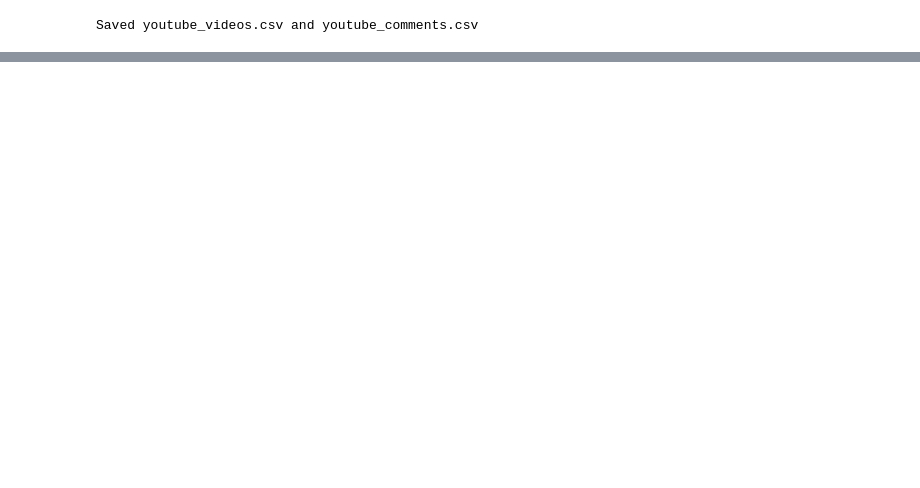
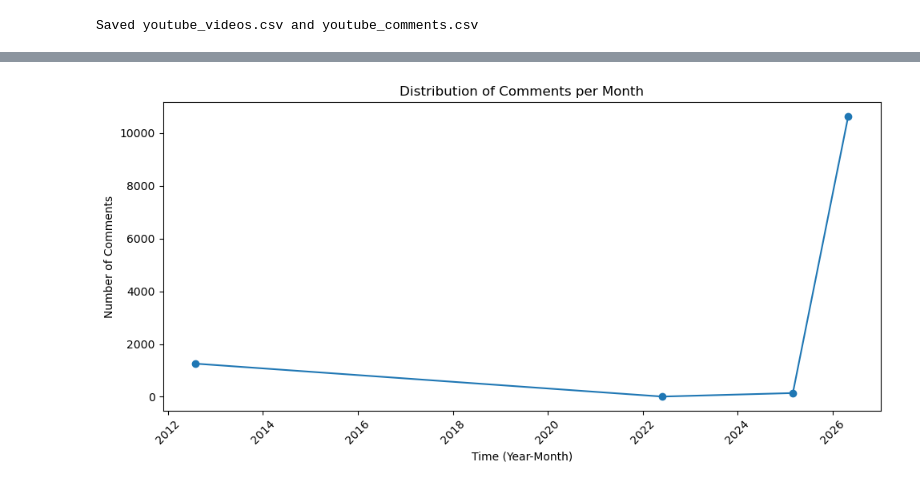
Before and after one commit to BenB51/UGGroup11_SocialMedia_A2, a Jupyter notebook: Youtube_Analysis.ipynb, the cells around one changed output, grey strips where cells are left out. Cells and saved outputs as stored; diff of their text form; code cells hidden in the pictures; blank space fills up the shorter version.

```diff
--- a/Youtube_Analysis.ipynb
+++ b/Youtube_Analysis.ipynb
@@ -392,0 +453,26 @@ Saved youtube_videos.csv and youtube_comments.csv
+# %%
+# convert published date to datetime
+videos_df["publishedAt"] = pd.to_datetime(videos_df["publishedAt"])
+
+# create year-month column
+videos_df["year_month"] = videos_df["publishedAt"].dt.to_period("M")
+
+# aggregate fetched comments by month
+comments_monthly = videos_df.groupby("year_month")["commentsFetched"].sum()
+
+# convert period index to timestamp for plotting
+comments_monthly.index = comments_monthly.index.to_timestamp()
+
+# plot monthly comment trend
+plt.figure(figsize=(10, 5))
+plt.plot(comments_monthly.index, comments_monthly.values, marker="o")
+
+plt.title("Distribution of Comments per Month")
+plt.xlabel("Time (Year-Month)")
+plt.ylabel("Number of Comments")
+plt.xticks(rotation=45)
+
+plt.tight_layout()
+plt.show()
+# %% [output]
+[figure, added]
```
Also changed, not shown: parts of 5 cells of this notebook.
